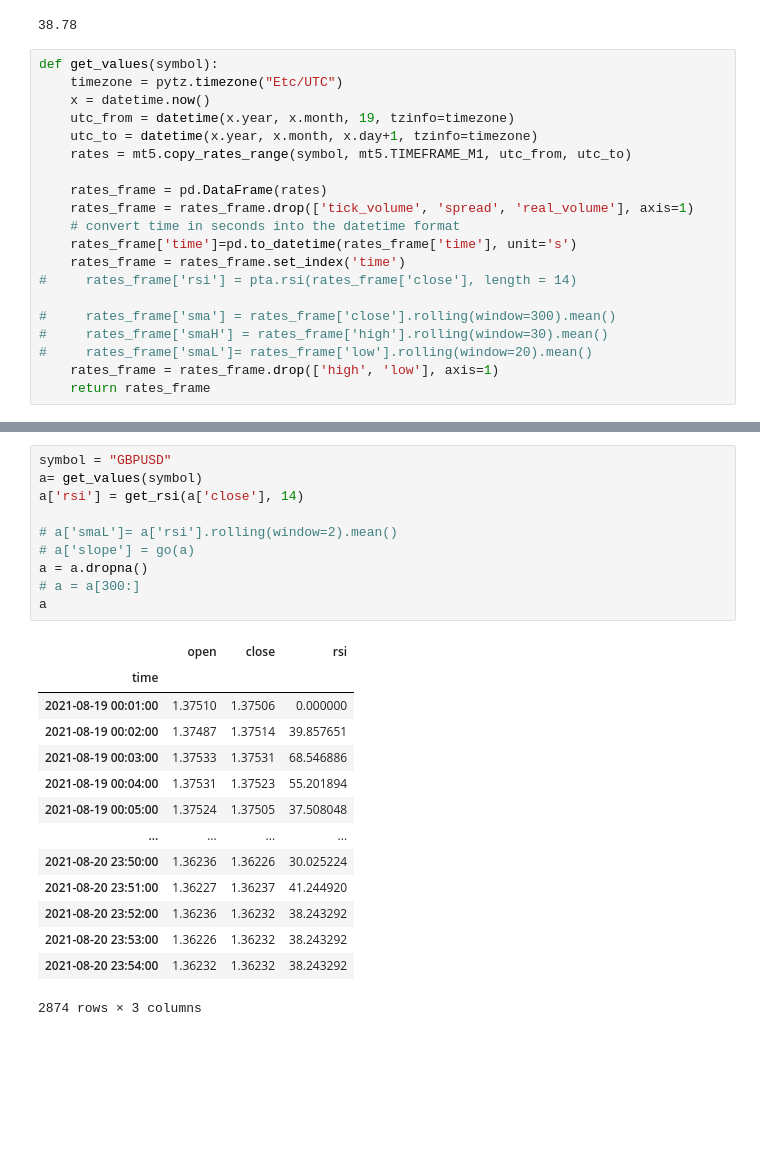
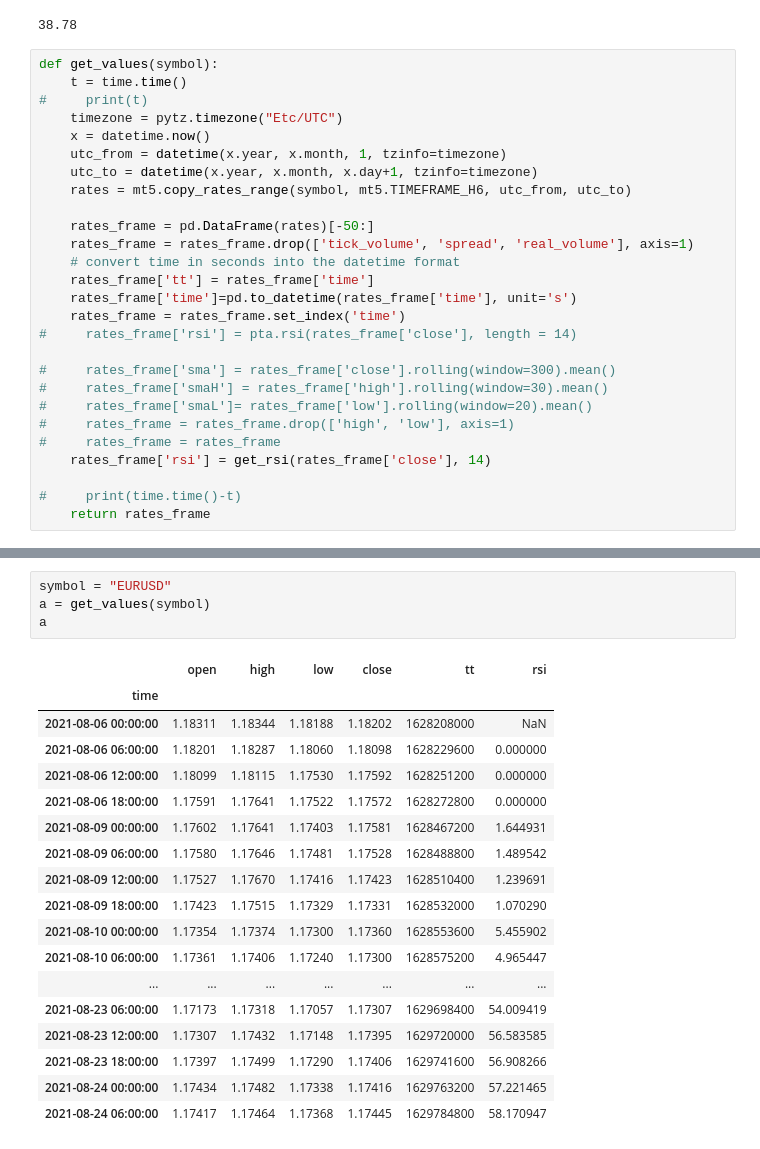
Before and after one commit to vanimesh76/Forex, a Jupyter notebook: EPL_DS_Challenge/21082021.ipynb, the cells around one changed output, grey strips where cells are left out. Drawn from its saved outputs; the diff is of its cells as text; blank space fills up the shorter version.

```diff
--- a/EPL_DS_Challenge/21082021.ipynb
+++ b/EPL_DS_Challenge/21082021.ipynb
@@ -19,15 +19,18 @@ price_action("EURUSD", 0.02, 1.18969, 1.17030,mt5.ORDER_TYPE_SELL)
 38.78
 # %%
 def get_values(symbol):
+    t = time.time()
+#     print(t)
     timezone = pytz.timezone("Etc/UTC")
     x = datetime.now()
-    utc_from = datetime(x.year, x.month, 19, tzinfo=timezone)
+    utc_from = datetime(x.year, x.month, 1, tzinfo=timezone)
     utc_to = datetime(x.year, x.month, x.day+1, tzinfo=timezone)
-    rates = mt5.copy_rates_range(symbol, mt5.TIMEFRAME_M1, utc_from, utc_to)
+    rates = mt5.copy_rates_range(symbol, mt5.TIMEFRAME_H6, utc_from, utc_to)
 
-    rates_frame = pd.DataFrame(rates)
+    rates_frame = pd.DataFrame(rates)[-50:]
     rates_frame = rates_frame.drop(['tick_volume', 'spread', 'real_volume'], axis=1)
     # convert time in seconds into the datetime format
+    rates_frame['tt'] = rates_frame['time']
     rates_frame['time']=pd.to_datetime(rates_frame['time'], unit='s')
     rates_frame = rates_frame.set_index('time')
 #     rates_frame['rsi'] = pta.rsi(rates_frame['close'], length = 14)
@@ -35,7 +38,11 @@ def get_values(symbol):
 #     rates_frame['sma'] = rates_frame['close'].rolling(window=300).mean()
 #     rates_frame['smaH'] = rates_frame['high'].rolling(window=30).mean()
 #     rates_frame['smaL']= rates_frame['low'].rolling(window=20).mean()
-    rates_frame = rates_frame.drop(['high', 'low'], axis=1)
+#     rates_frame = rates_frame.drop(['high', 'low'], axis=1)
+#     rates_frame = rates_frame
+    rates_frame['rsi'] = get_rsi(rates_frame['close'], 14)
+
+#     print(time.time()-t)
     return rates_frame
 # %%
 def get_rsi(close, lookback):
@@ -60,26 +69,24 @@ def get_rsi(close, lookback):
     return rsi_df
 # %%
-symbol = "GBPUSD"
-a= get_values(symbol)
-a['rsi'] = get_rsi(a['close'], 14)
-
-# a['smaL']= a['rsi'].rolling(window=2).mean()
-# a['slope'] = go(a)
-a = a.dropna()
-# a = a[300:]
+symbol = "EURUSD"
+a = get_values(symbol)
 a
 # %% [output]
-|  | open | close | rsi |
-| time |  |  |  |
-| 2021-08-19 00:01:00 | 1.37510 | 1.37506 | 0.000000 |
-| 2021-08-19 00:02:00 | 1.37487 | 1.37514 | 39.857651 |
-| 2021-08-19 00:03:00 | 1.37533 | 1.37531 | 68.546886 |
-| 2021-08-19 00:04:00 | 1.37531 | 1.37523 | 55.201894 |
-| 2021-08-19 00:05:00 | 1.37524 | 1.37505 | 37.508048 |
-| ... | ... | ... | ... |
-| 2021-08-20 23:50:00 | 1.36236 | 1.36226 | 30.025224 |
-| 2021-08-20 23:51:00 | 1.36227 | 1.36237 | 41.244920 |
-| 2021-08-20 23:52:00 | 1.36236 | 1.36232 | 38.243292 |
-| 2021-08-20 23:53:00 | 1.36226 | 1.36232 | 38.243292 |
-| 2021-08-20 23:54:00 | 1.36232 | 1.36232 | 38.243292 |
+|  | open | high | low | close | tt | rsi |
+| time |  |  |  |  |  |  |
+| 2021-08-06 00:00:00 | 1.18311 | 1.18344 | 1.18188 | 1.18202 | 1628208000 | NaN |
+| 2021-08-06 06:00:00 | 1.18201 | 1.18287 | 1.18060 | 1.18098 | 1628229600 | 0.000000 |
+| 2021-08-06 12:00:00 | 1.18099 | 1.18115 | 1.17530 | 1.17592 | 1628251200 | 0.000000 |
+| 2021-08-06 18:00:00 | 1.17591 | 1.17641 | 1.17522 | 1.17572 | 1628272800 | 0.000000 |
+| 2021-08-09 00:00:00 | 1.17602 | 1.17641 | 1.17403 | 1.17581 | 1628467200 | 1.644931 |
+| 2021-08-09 06:00:00 | 1.17580 | 1.17646 | 1.17481 | 1.17528 | 1628488800 | 1.489542 |
+| 2021-08-09 12:00:00 | 1.17527 | 1.17670 | 1.17416 | 1.17423 | 1628510400 | 1.239691 |
+| 2021-08-09 18:00:00 | 1.17423 | 1.17515 | 1.17329 | 1.17331 | 1628532000 | 1.070290 |
+| 2021-08-10 00:00:00 | 1.17354 | 1.17374 | 1.17300 | 1.17360 | 1628553600 | 5.455902 |
+| 2021-08-10 06:00:00 | 1.17361 | 1.17406 | 1.17240 | 1.17300 | 1628575200 | 4.965447 |
+| ... | ... | ... | ... | ... | ... | ... |
+| 2021-08-23 06:00:00 | 1.17173 | 1.17318 | 1.17057 | 1.17307 | 1629698400 | 54.009419 |
+| 2021-08-23 12:00:00 | 1.17307 | 1.17432 | 1.17148 | 1.17395 | 1629720000 | 56.583585 |
+| 2021-08-23 18:00:00 | 1.17397 | 1.17499 | 1.17290 | 1.17406 | 1629741600 | 56.908266 |
+| 2021-08-24 00:00:00 | 1.17434 | 1.17482 | 1.17338 | 1.17416 | 1629763200 | 57.221465 |
+| 2021-08-24 06:00:00 | 1.17417 | 1.17464 | 1.17368 | 1.17445 | 1629784800 | 58.170947 |
-2874 rows × 3 columns
```
Also changed, not shown: parts of 8 cells of this notebook, 5 other files.
